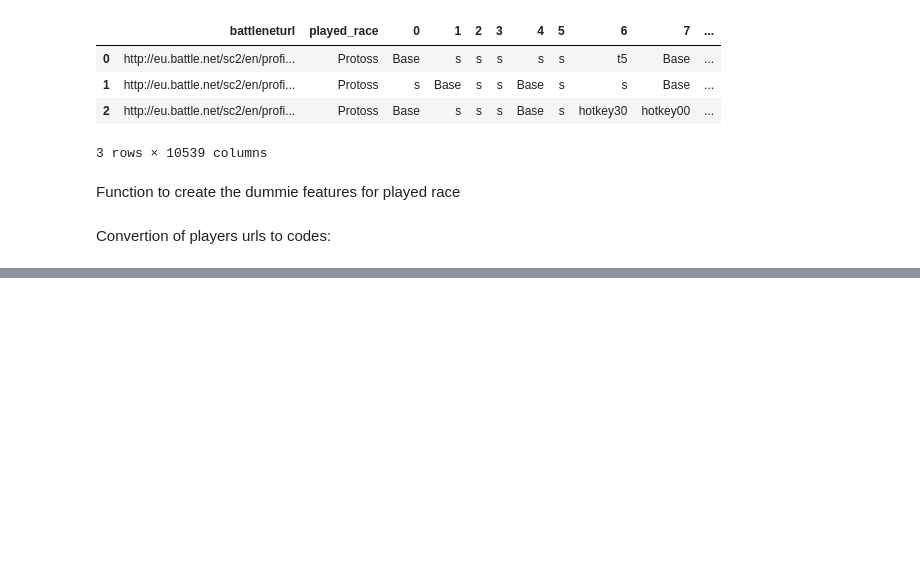
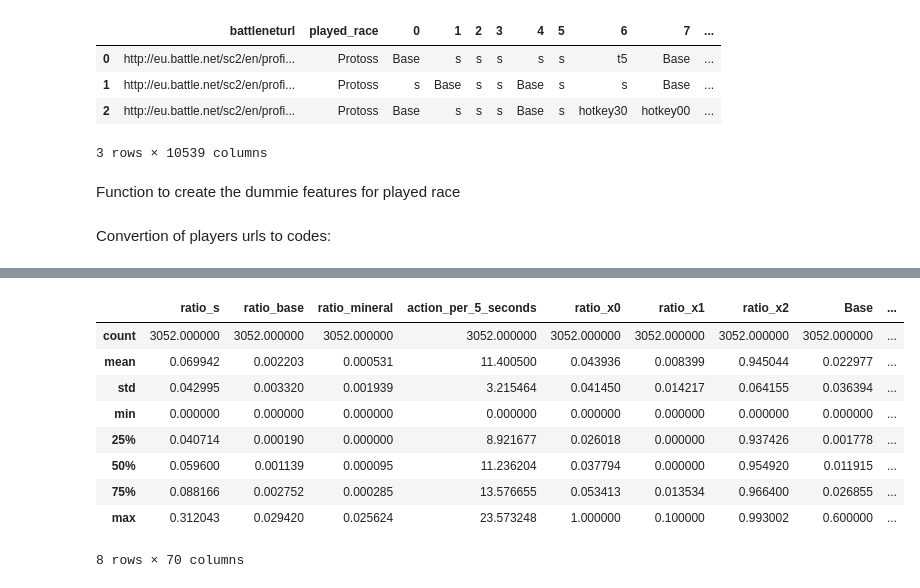
Before and after one commit to sofialtman/OT02---Data-Mining, a Jupyter notebook: features-creation.ipynb, the cells around one changed output, grey strips where cells are left out. Drawn from its saved outputs; the diff is of its cells as text; code cells hidden in the pictures; blank space fills up the shorter version.

```diff
--- a/features-creation.ipynb
+++ b/features-creation.ipynb
@@ -250,0 +364,13 @@ def preprocess(df: pd.DataFrame, min_: int, max_: int, is_train: bool=True, conv
+# %%
+df_features.describe()
+# %% [output]
+|  | ratio_s | ratio_base | ratio_mineral | action_per_5_seconds | ratio_x0 | ratio_x1 | ratio_x2 | Base | ... |
+| count | 3052.000000 | 3052.000000 | 3052.000000 | 3052.000000 | 3052.000000 | 3052.000000 | 3052.000000 | 3052.000000 | ... |
+| mean | 0.069942 | 0.002203 | 0.000531 | 11.400500 | 0.043936 | 0.008399 | 0.945044 | 0.022977 | ... |
+| std | 0.042995 | 0.003320 | 0.001939 | 3.215464 | 0.041450 | 0.014217 | 0.064155 | 0.036394 | ... |
+| min | 0.000000 | 0.000000 | 0.000000 | 0.000000 | 0.000000 | 0.000000 | 0.000000 | 0.000000 | ... |
+| 25% | 0.040714 | 0.000190 | 0.000000 | 8.921677 | 0.026018 | 0.000000 | 0.937426 | 0.001778 | ... |
+| 50% | 0.059600 | 0.001139 | 0.000095 | 11.236204 | 0.037794 | 0.000000 | 0.954920 | 0.011915 | ... |
+| 75% | 0.088166 | 0.002752 | 0.000285 | 13.576655 | 0.053413 | 0.013534 | 0.966400 | 0.026855 | ... |
+| max | 0.312043 | 0.029420 | 0.025624 | 23.573248 | 1.000000 | 0.100000 | 0.993002 | 0.600000 | ... |
+8 rows × 70 columns
```
Also changed, not shown: parts of 21 cells of this notebook.
